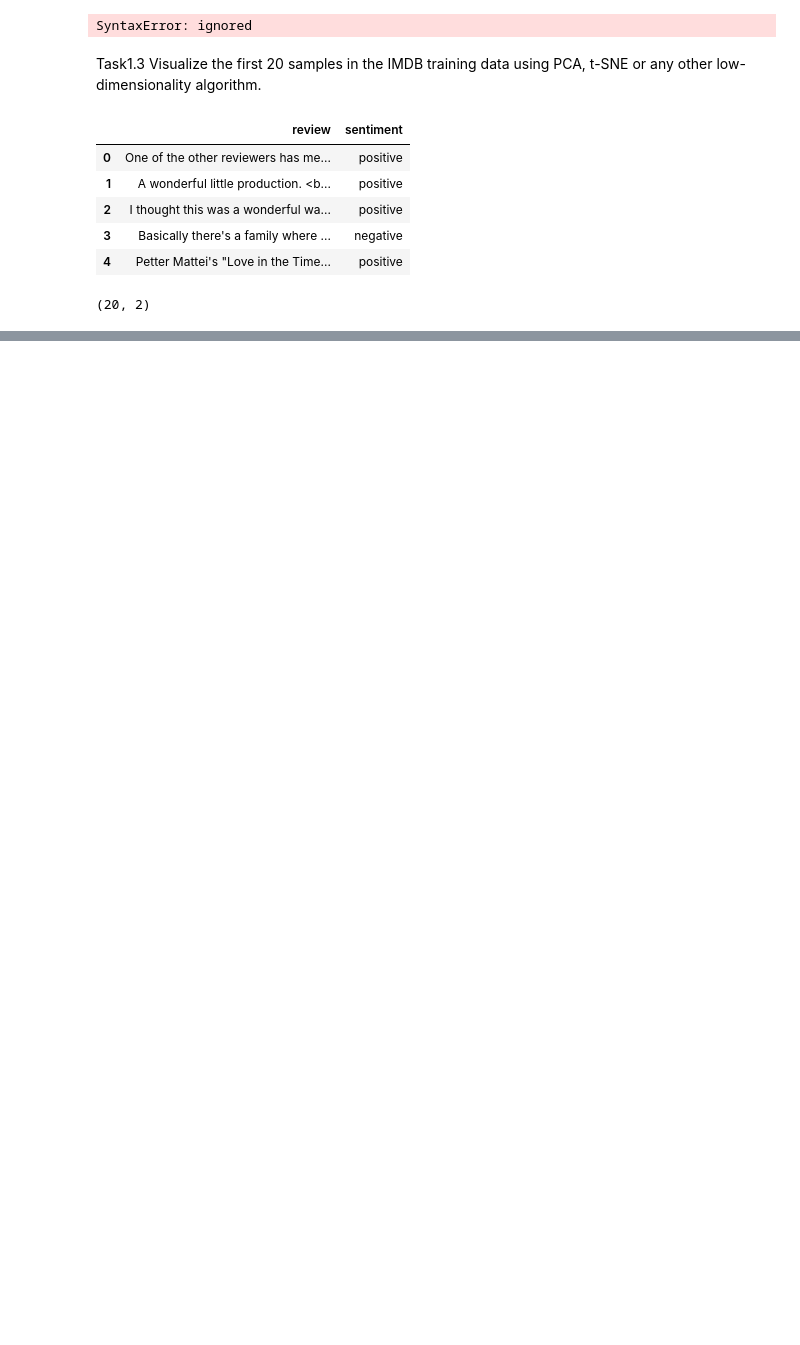
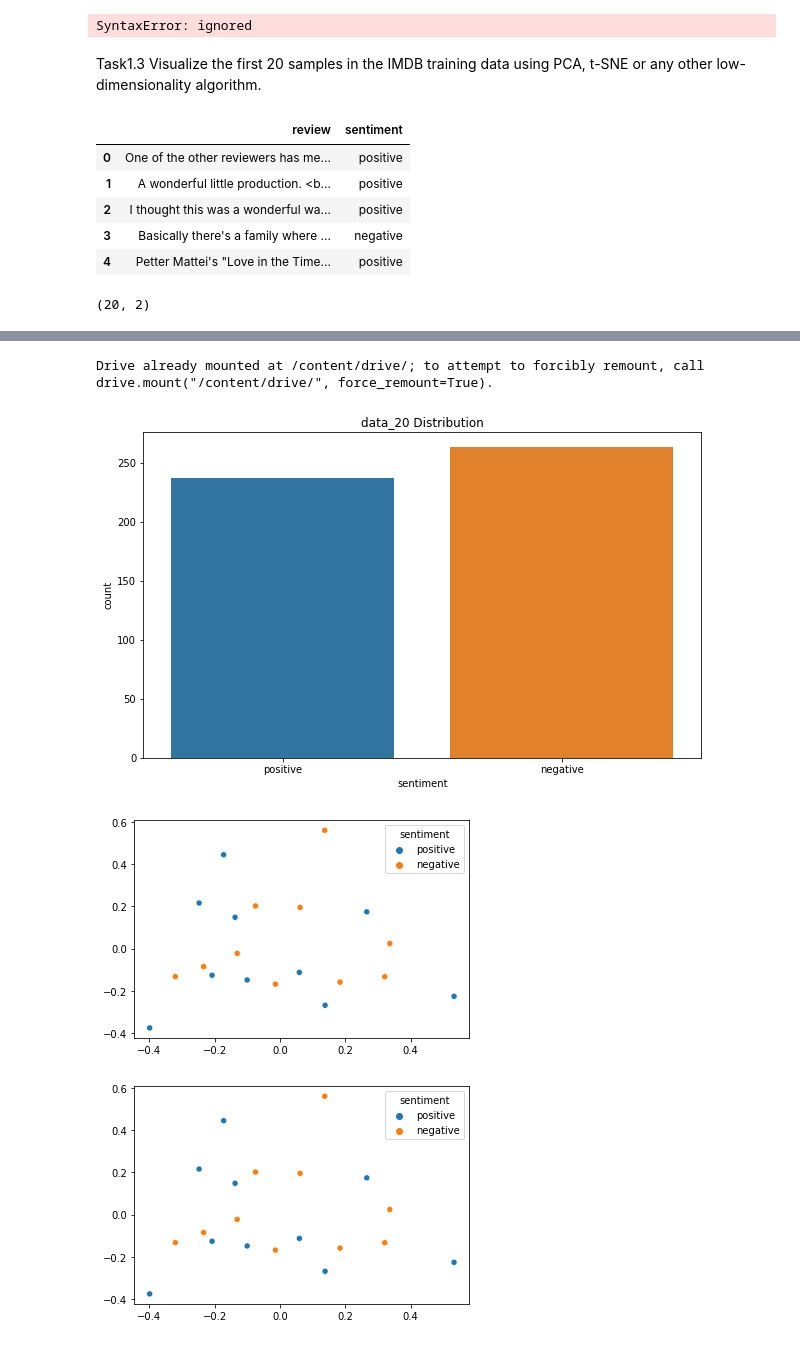
Before and after one commit to wjpsky/LTU, a Jupyter notebook: text_mining1.ipynb, the cells around one changed output, grey strips where cells are left out. Drawn from its saved outputs; the diff is of its cells as text; code cells hidden in the pictures; blank space fills up the shorter version.

```diff
--- a/text_mining1.ipynb
+++ b/text_mining1.ipynb
@@ -329,0 +328,68 @@ plt.show()
+# %%
+import spacy
+from spacy.lang.en.stop_words import STOP_WORDS
+from string import punctuation
+import en_core_web_sm
+nlp = en_core_web_sm.load()
+from collections import Counter
+import pandas as pd
+import numpy as np
+import re
+import string
+import matplotlib.pyplot as plt
+import seaborn as sns
+%matplotlib inline
+
+from google.colab import drive
+drive.mount('/content/drive/')
+
+data_20 = pd.read_csv("/content/drive/MyDrive/kaggle/IMDB_Dataset.csv", nrows=20)
+data_20.head()
+
+data_20['review'] = data_20['review'].apply(lambda x: x.lower())
+data_20['review'] = data_20['review'].apply(lambda x: x.split())
+data_20['review'] = data_20['review'].apply(lambda x: [word for word in x if word not in STOP_WORDS])
+data_20['review'] = data_20['review'].apply(lambda x: [word for word in x if word not in punctuation])
+data_20['review'] = data_20['review'].apply(lambda x: [word for word in x if word not in string.punctuation])
+data_20['review'] = data_20['review'].apply(lambda x: [word for word in x if word.isalpha()])
+
+data_20.head()
+
+data_20['review'] = data_20['review'].apply(lambda x: ' '.join(x))
+data_20.head()
+
+from sklearn.feature_extraction.text import TfidfVectorizer
+tfidf = TfidfVectorizer()
+tfidf_matrix = tfidf.fit_transform(data_20['review'])
+
+tfidf_matrix.shape
+
+from sklearn.decomposition import PCA
+pca = PCA(n_components=2)
+pca_matrix = pca.fit_transform(tfidf_matrix.toarray())
+
+pca_matrix.shape
+
+pca_matrix
+
+plt.figure(figsize = (10,6))
+plt.title("data_20 Distribution")
+sns.countplot(x = "sentiment", data = data)
+plt.show()
+
+import seaborn as sns
+import matplotlib.pyplot as plt
+
+sns.scatterplot(pca_matrix[:,0], pca_matrix[:,1], hue = data_20['sentiment'], legend = 'full')
+plt.show()
+
+import seaborn as sns
+import matplotlib.pyplot as plt
+
+sns.scatterplot(pca_matrix[:,0], pca_matrix[:,1], hue = data_20['sentiment'], legend = 'full')
+plt.show()
+# %% [output]
+Drive already mounted at /content/drive/; to attempt to forcibly remount, call drive.mount("/content/drive/", force_remount=True).
+[figure, added]
+[figure, added]
+[figure, added]
```
Also changed, not shown: parts of 6 cells of this notebook.
